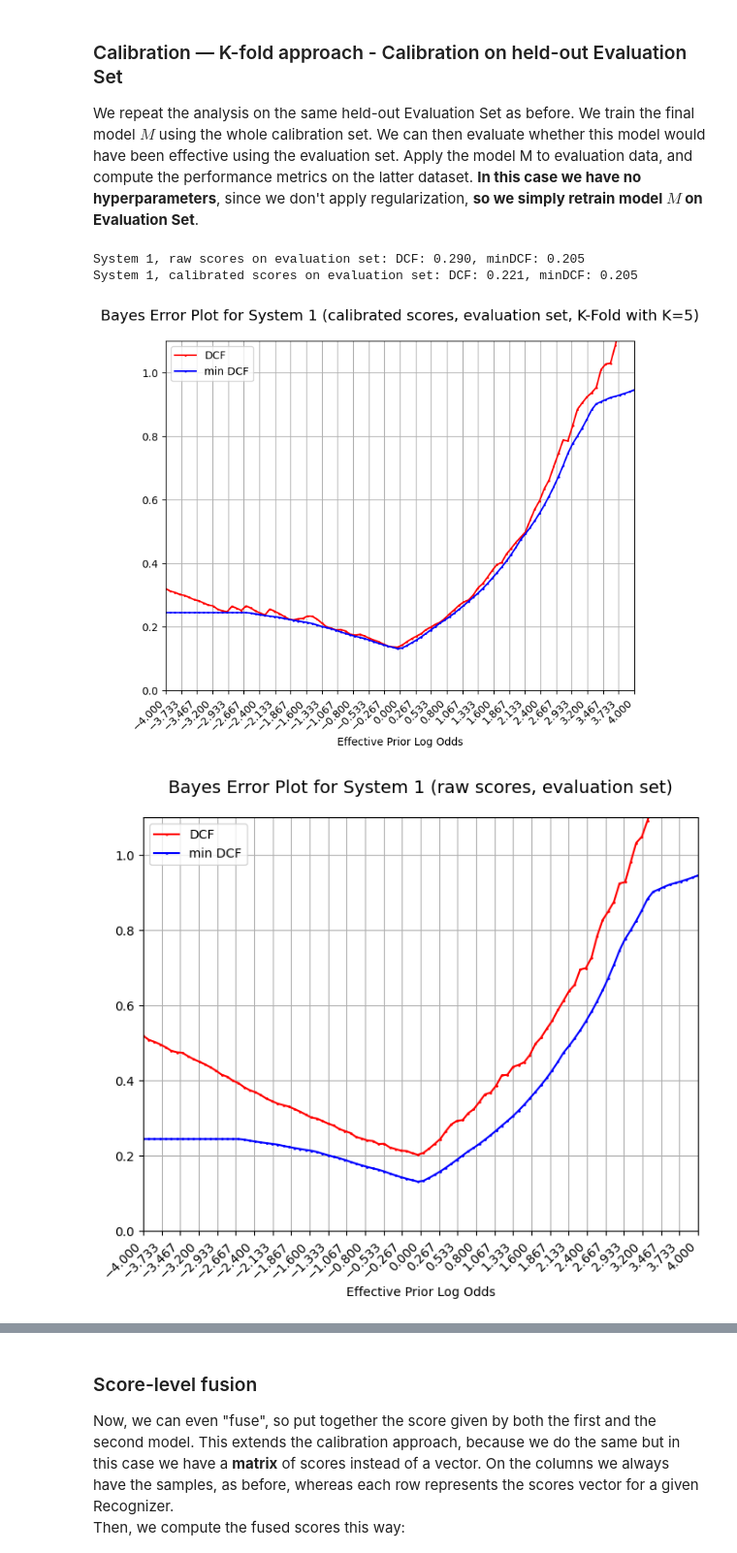
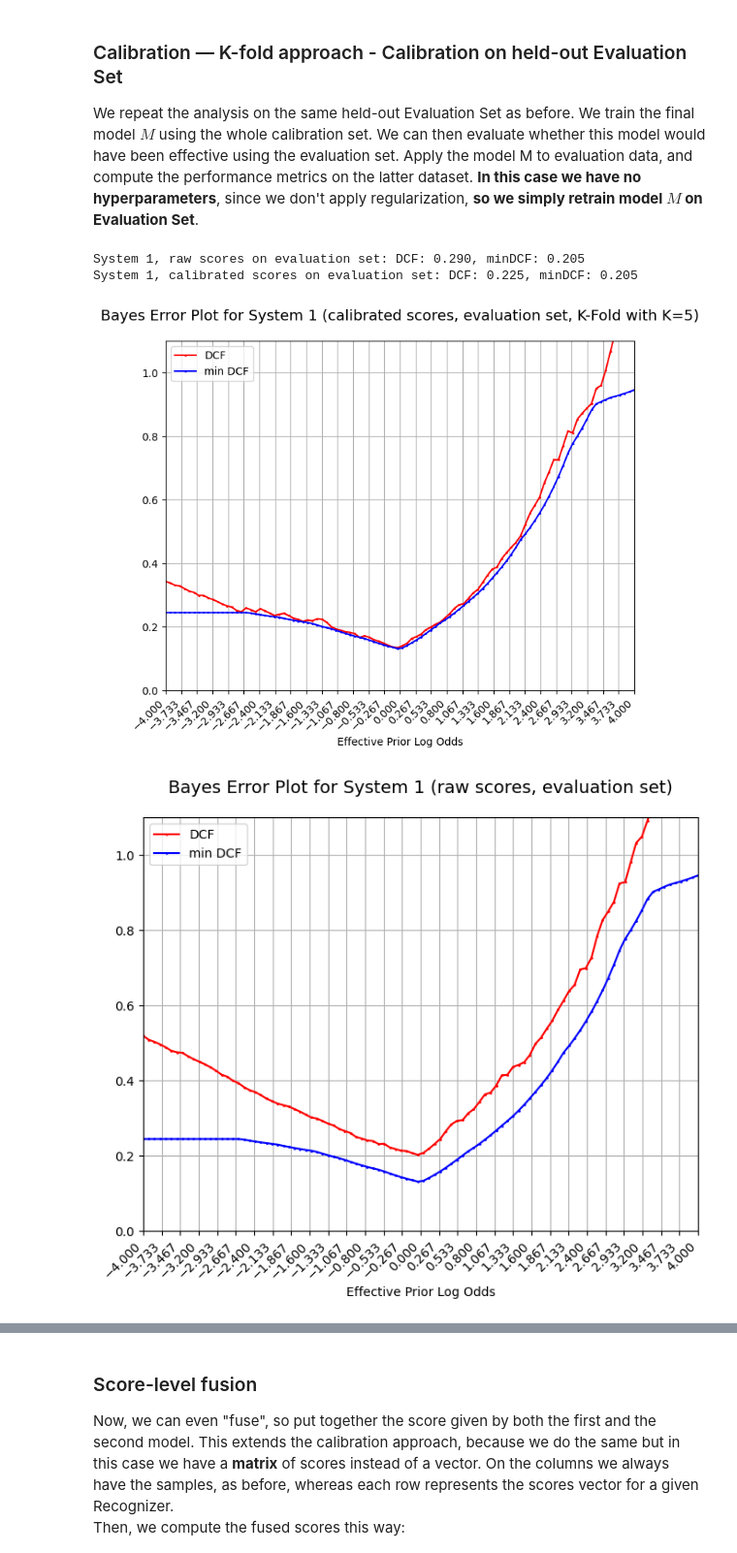
Before and after one commit to RiccardoRevalor/MachineLearningPatternRecognition, a Jupyter notebook: lab12_CalibrationFusion/cal_fusion.ipynb, the cells around one changed output, grey strips where cells are left out. Shown at 97% size. Drawn from its saved outputs; the diff is of its cells as text; code cells hidden in the pictures.

```diff
--- a/lab12_CalibrationFusion/cal_fusion.ipynb
+++ b/lab12_CalibrationFusion/cal_fusion.ipynb
@@ -402,29 +402,32 @@ performance metrics on the latter dataset. **In this case we have no hyperparame
 # %%
 #SYSTEM 1 - EVAL SET K FOLD
 
-#TRAIN THE FINAL MODEL M ON EVAL SET SCORES
-#reshape eval scores to 2-D arrays
+#TRAIN THE FIT MODEL M ON EVAL SET SCORES
+#reshape raw scores to 2-D array
+raw_scores1_2D = vrow(scores_sys_1)
+#reshape eval scores to 2-D array
 eval_scores_sys_1_2D = vrow(eval_scores_sys_1)
 #no regularitazion term, so lambda = l = 0
-alpha_eval_1, beta_eval_1, _ = trainLogReg_PriorWeighted(eval_scores_sys_1_2D, eval_labels, l=0, manual_grad=True, PriorTrue=pT)
+#WE TRAIN ALWAYS ON CALIBRATION SET, NEVER ON EVALUATION SET!
+alpha_M_1, beta_M_1, _ = trainLogReg_PriorWeighted(raw_scores1_2D, labels, l=0, manual_grad=True, PriorTrue=pT)
 #apply the model on evaluation set
-calibrated_scores_sys_1_eval = (alpha_eval_1 @ eval_scores_sys_1_2D + beta_eval_1 - priorLogOdds).ravel()  # ravel to go back to 1-D array
+calibrated_scores_sys_1_eval = (alpha_M_1 @ eval_scores_sys_1_2D + beta_M_1 - priorLogOdds).ravel()  # ravel to go back to 1-D array
 #compute DCF for the calibrated scores on evaluation set
 DCF_eval_sys_1_no_calibration = computeEmpiricalBayesRisk_Normalized(eval_scores_sys_1, eval_labels, pT, 1.0, 1.0)
 minDCF_eval_sys_1_no_calibration = computeMinEmpiricalBayesRisk_Normalized(eval_scores_sys_1, eval_labels, pT, 1.0, 1.0)
 DCF_eval_sys_1 = computeEmpiricalBayesRisk_Normalized(calibrated_scores_sys_1_eval, eval_labels, pT, 1.0, 1.0)
 minDCF_eval_sys_1 = computeMinEmpiricalBayesRisk_Normalized(calibrated_scores_sys_1_eval, eval_labels, pT, 1.0, 1.0)
 print(f"System 1, raw scores on evaluation set: DCF: {DCF_eval_sys_1_no_calibration:.3f}, minDCF: {minDCF_eval_sys_1_no_calibration:.3f}")
 print(f"System 1, calibrated scores on evaluation set: DCF: {DCF_eval_sys_1:.3f}, minDCF: {minDCF_eval_sys_1:.3f}")
 
 #bayes error plot for calibrated scores of system 1 on evaluation set
 plotBayesErrorPlots(effPriorLogOdds, calibrated_scores_sys_1_eval, eval_labels, title=f"Bayes Error Plot for System 1 (calibrated scores, evaluation set, K-Fold with K={KFOLD})")
 #bayes error plot for raw scores of system 1 on evaluation set
 plotBayesErrorPlots(effPriorLogOdds, eval_scores_sys_1, eval_labels, title="Bayes Error Plot for System 1 (raw scores, evaluation set)")
 # %% [output]
 System 1, raw scores on evaluation set: DCF: 0.290, minDCF: 0.205
-System 1, calibrated scores on evaluation set: DCF: 0.221, minDCF: 0.205
+System 1, calibrated scores on evaluation set: DCF: 0.225, minDCF: 0.205
-[figure, old version]
+[figure, new version]
 [figure]
 # %%
 # SYSTEM 2 - EVAL SET K FOLD
```
Also changed, not shown: parts of 5 cells of this notebook.
